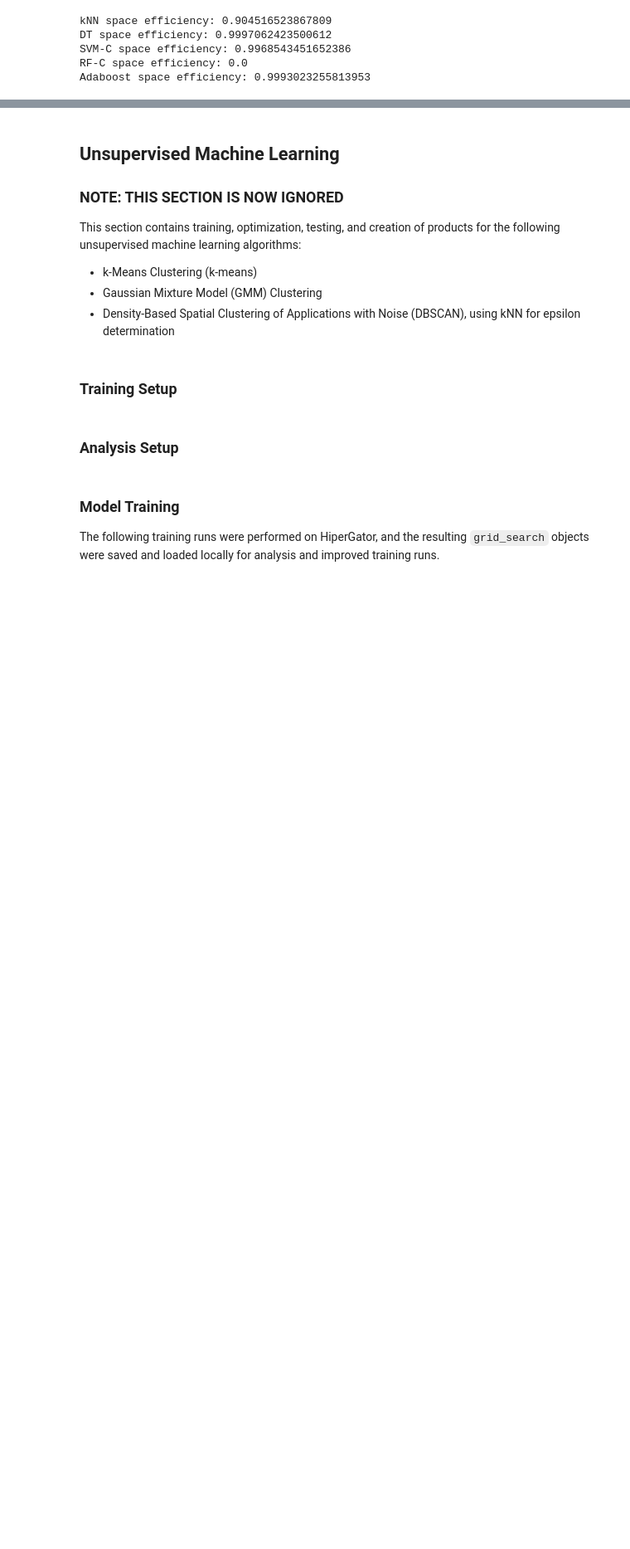
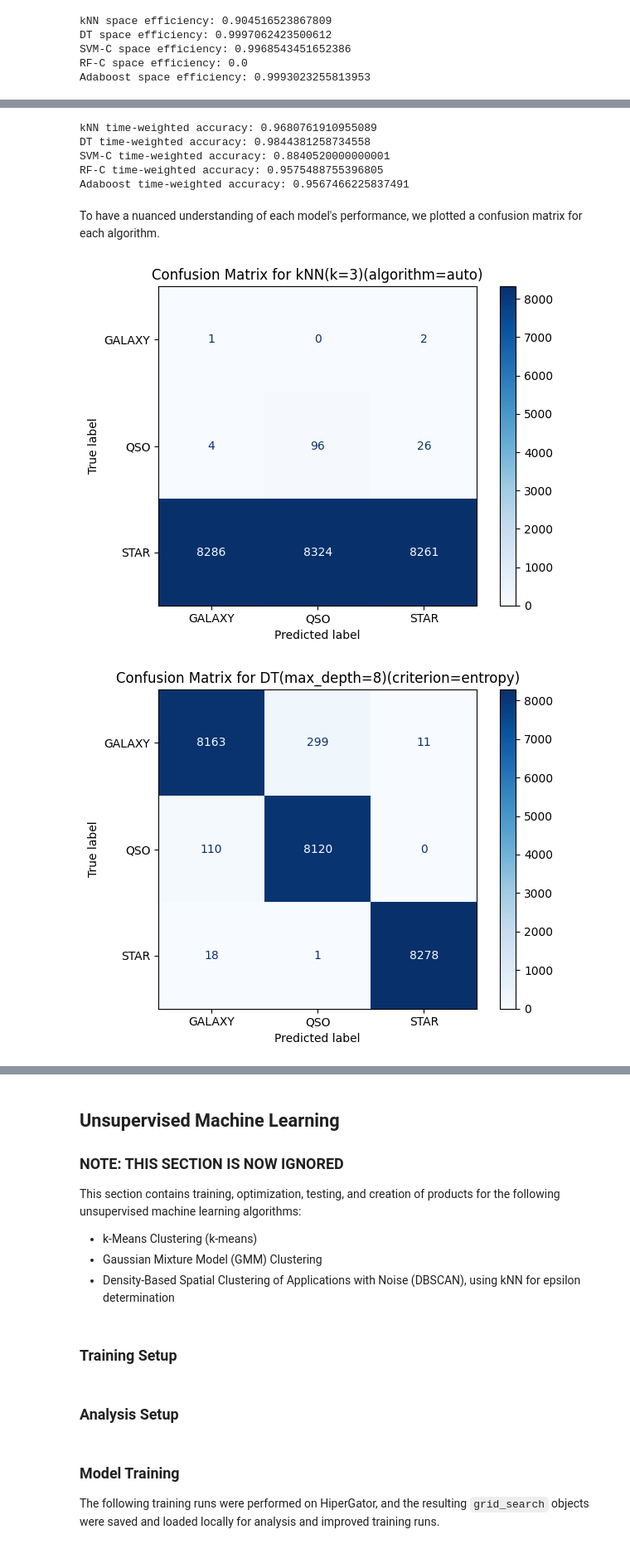
Before and after one commit to eli-johnson-04/sdss-performance-comparison, a Jupyter notebook: script.ipynb, the cells around one changed output, grey strips where cells are left out. Shown at 83% size. Saved outputs shown, nothing was run; the diff lists cells and outputs as text; code cells hidden in the pictures; blank space fills up the shorter version.

```diff
--- a/script.ipynb
+++ b/script.ipynb
@@ -664,7 +666,7 @@ def confusion_matrix_from_grid_search(gs, model_name=None, x_te=X_test, y_te=Y_t
 
     disp = ConfusionMatrixDisplay(confusion_matrix=cm, display_labels=CLASSES)
     disp.plot(cmap='Blues')
-    disp.ax_.set_title(f'Confusion Matrix for {model_name}{feature_str}')
+    disp.ax_.set_title(f'Confusion Matrix for {feature_str}')
     disp.figure_.tight_layout()
     if save: disp.figure_.savefig(paths['supervised_products'] + paths['charts'] + f'Confusion_Matrix_{feature_str}.png')
     plt.show()
@@ -1160,0 +1160,33 @@ AdaBoost points: 28.522579038152003
+# %%
+# Calculating time-weighted accuracies
+knn_tacc = (knn_acc * 0.9) + (knn_time_eff * 0.1)
+print('kNN time-weighted accuracy: ' + str(knn_tacc))
+
+dt_tacc = (dt_acc * 0.9) + (dt_time_eff * 0.1)
+print('DT time-weighted accuracy: ' + str(dt_tacc))
+
+svmc_tacc = (svmc_acc * 0.9) + (svmc_time_eff * 0.1)
+print('SVM-C time-weighted accuracy: ' + str(svmc_tacc))
+
+rfc_tacc = (rfc_acc * 0.9) + (rfc_time_eff * 0.1)
+print('RF-C time-weighted accuracy: ' + str(rfc_tacc))
+
+ada_tacc = (ada_acc * 0.9) + (ada_time_eff * 0.1)
+print('Adaboost time-weighted accuracy: ' + str(ada_tacc))
+# %% [output]
+kNN time-weighted accuracy: 0.9680761910955089
+DT time-weighted accuracy: 0.9844381258734558
+SVM-C time-weighted accuracy: 0.8840520000000001
+RF-C time-weighted accuracy: 0.9575488755396805
+Adaboost time-weighted accuracy: 0.9567466225837491
+# %% [markdown]
+To have a nuanced understanding of each model's performance, we plotted a confusion matrix for each algorithm.
+# %%
+confusion_matrix_from_grid_search(best_gs_knn, model_name='kNN')
+confusion_matrix_from_grid_search(best_gs_dt, model_name='DT')
+confusion_matrix_from_grid_search(best_gs_svmc, model_name='SVM-C')
+confusion_matrix_from_grid_search(best_gs_rfc, model_name='RF-C')
+confusion_matrix_from_grid_search(best_gs_ada, model_name='AdaBoost')
+# %% [output]
+[figure, added]
+[figure, added]
```
Also changed, not shown: parts of 10 cells of this notebook.
